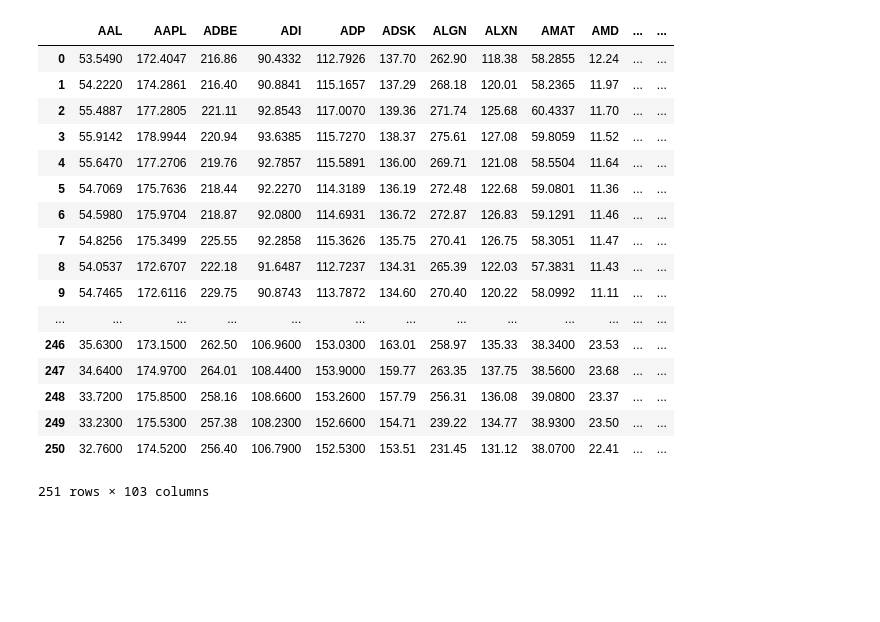
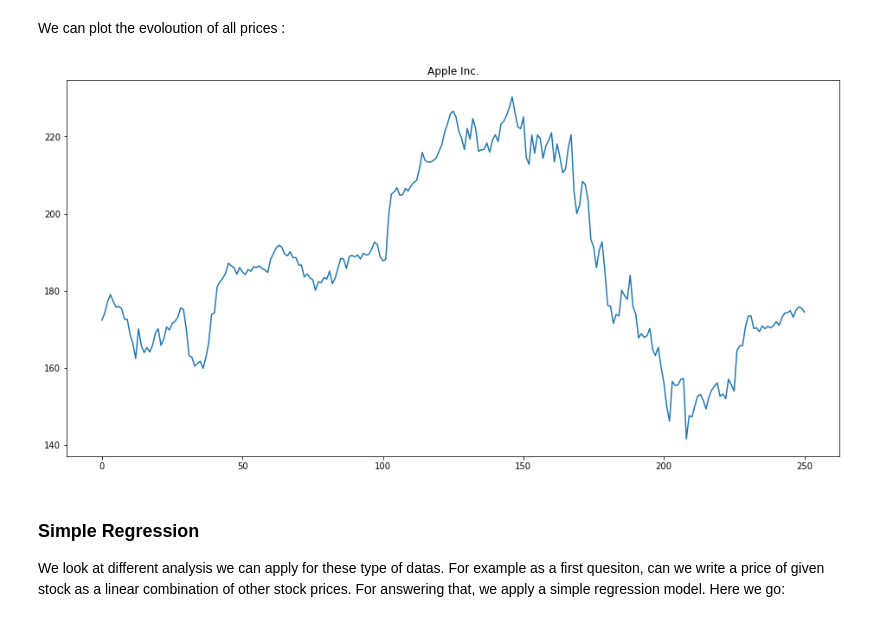
Before and after one commit to SaeedHK/stockML, a Jupyter notebook: JSONReadingOnline.ipynb, the cells around one changed output. Saved outputs shown, nothing was run; the diff lists cells and outputs as text; code cells hidden in the pictures; blank space fills up the shorter version.

```diff
--- a/JSONReadingOnline.ipynb
+++ b/JSONReadingOnline.ipynb
@@ -19,13 +27,6 @@ def getPrice (df):
         price[i] = df.iloc[i]['close']
     return price
 
-def plotPrice (price , name):
-    plt.figure(figsize=(16,8))
-    plt.title(name)
-    plt.plot (range(len(price)) , price)
-    plt.show()
-
-
 price = {}
 
 for company in NasDaq:
@@ -35,3 +36,4 @@ for company in NasDaq:
     price[company] = getPrice(df)
 
 df = pd.DataFrame(data = price)
+df.to_csv('stock_data.csv', sep=',')
@@ -56,21 +39,0 @@ XLNX
-# %%
-df
-# %% [output]
-|  | AAL | AAPL | ADBE | ADI | ADP | ADSK | ALGN | ALXN | AMAT | AMD | ... | ... |
-| 0 | 53.5490 | 172.4047 | 216.86 | 90.4332 | 112.7926 | 137.70 | 262.90 | 118.38 | 58.2855 | 12.24 | ... | ... |
-| 1 | 54.2220 | 174.2861 | 216.40 | 90.8841 | 115.1657 | 137.29 | 268.18 | 120.01 | 58.2365 | 11.97 | ... | ... |
-| 2 | 55.4887 | 177.2805 | 221.11 | 92.8543 | 117.0070 | 139.36 | 271.74 | 125.68 | 60.4337 | 11.70 | ... | ... |
-| 3 | 55.9142 | 178.9944 | 220.94 | 93.6385 | 115.7270 | 138.37 | 275.61 | 127.08 | 59.8059 | 11.52 | ... | ... |
-| 4 | 55.6470 | 177.2706 | 219.76 | 92.7857 | 115.5891 | 136.00 | 269.71 | 121.08 | 58.5504 | 11.64 | ... | ... |
-| 5 | 54.7069 | 175.7636 | 218.44 | 92.2270 | 114.3189 | 136.19 | 272.48 | 122.68 | 59.0801 | 11.36 | ... | ... |
-| 6 | 54.5980 | 175.9704 | 218.87 | 92.0800 | 114.6931 | 136.72 | 272.87 | 126.83 | 59.1291 | 11.46 | ... | ... |
-| 7 | 54.8256 | 175.3499 | 225.55 | 92.2858 | 115.3626 | 135.75 | 270.41 | 126.75 | 58.3051 | 11.47 | ... | ... |
-| 8 | 54.0537 | 172.6707 | 222.18 | 91.6487 | 112.7237 | 134.31 | 265.39 | 122.03 | 57.3831 | 11.43 | ... | ... |
-| 9 | 54.7465 | 172.6116 | 229.75 | 90.8743 | 113.7872 | 134.60 | 270.40 | 120.22 | 58.0992 | 11.11 | ... | ... |
-| ... | ... | ... | ... | ... | ... | ... | ... | ... | ... | ... | ... | ... |
-| 246 | 35.6300 | 173.1500 | 262.50 | 106.9600 | 153.0300 | 163.01 | 258.97 | 135.33 | 38.3400 | 23.53 | ... | ... |
-| 247 | 34.6400 | 174.9700 | 264.01 | 108.4400 | 153.9000 | 159.77 | 263.35 | 137.75 | 38.5600 | 23.68 | ... | ... |
-| 248 | 33.7200 | 175.8500 | 258.16 | 108.6600 | 153.2600 | 157.79 | 256.31 | 136.08 | 39.0800 | 23.37 | ... | ... |
-| 249 | 33.2300 | 175.5300 | 257.38 | 108.2300 | 152.6600 | 154.71 | 239.22 | 134.77 | 38.9300 | 23.50 | ... | ... |
-| 250 | 32.7600 | 174.5200 | 256.40 | 106.7900 | 152.5300 | 153.51 | 231.45 | 131.12 | 38.0700 | 22.41 | ... | ... |
-251 rows × 103 columns
@@ -78,0 +40,15 @@ df
+# %% [markdown]
+We can plot the evoloution of all prices :
+# %%
+def plotPrice (price , name="stock price"):
+    plt.figure(figsize=(16,8))
+    plt.title(name)
+    plt.plot (range(len(price)) , price)
+    plt.show()
+
+plotPrice (df.AAPL , name ="Apple Inc." )
+# %% [output]
+[figure, added]
+# %% [markdown]
+### Simple Regression
+We look at different analysis we can apply for these type of datas. For example as a first quesiton, can we write a price of given stock as a linear combination of other stock prices. For answering that, we apply a simple regression model. Here we go:
```
Also changed, not shown: parts of 3 cells of this notebook, 3 other files.
